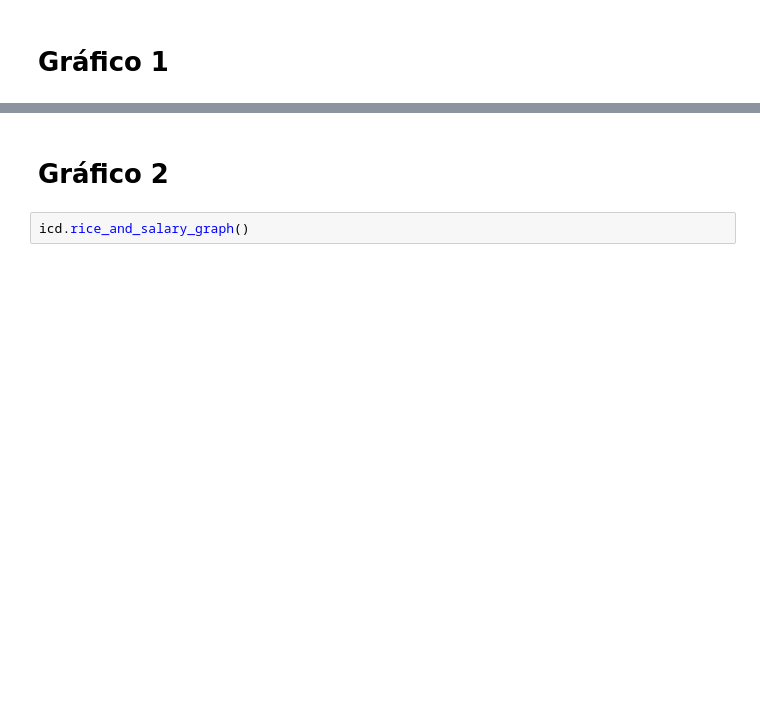
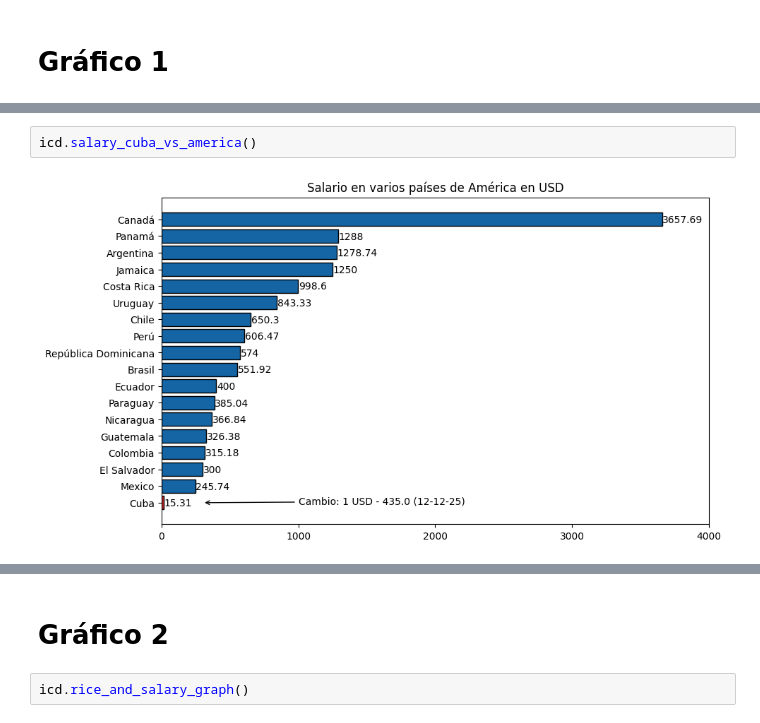
Before and after one commit to FabianCabreraD/Proyecto-ICD, a Jupyter notebook: main.ipynb, the cells around one changed output, grey strips where cells are left out. Cells and saved outputs as stored; diff of their text form; blank space fills up the shorter version.

```diff
--- a/main.ipynb
+++ b/main.ipynb
@@ -22,0 +19,4 @@ icd.means_table()
+# %%
+icd.salary_cuba_vs_america()
+# %% [output]
+[figure, added]
```
Also changed, not shown: parts of 11 cells of this notebook, 1 other file.
